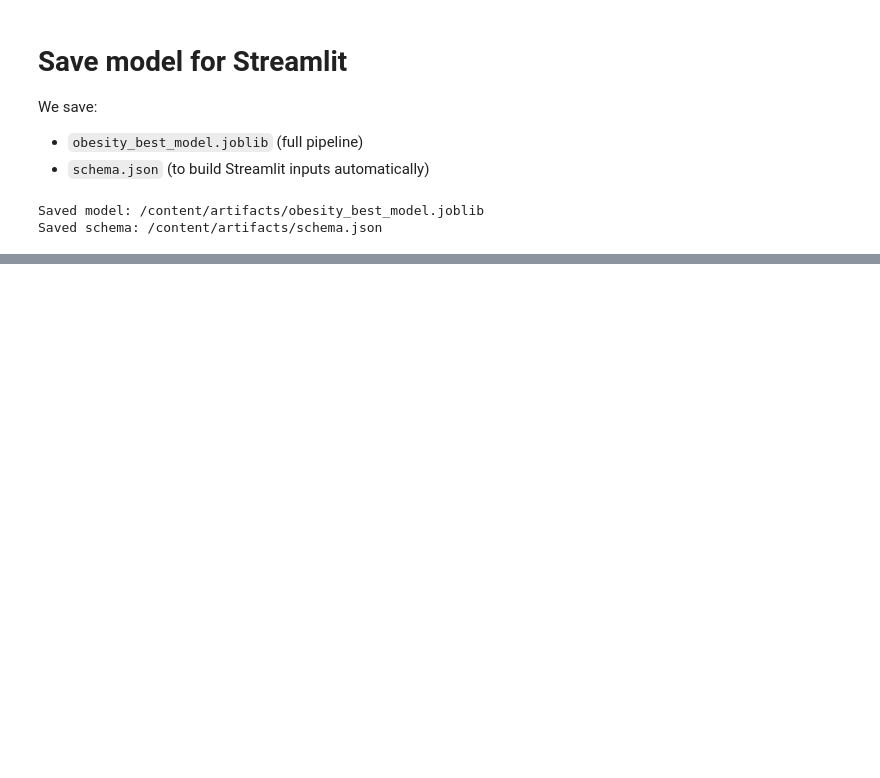
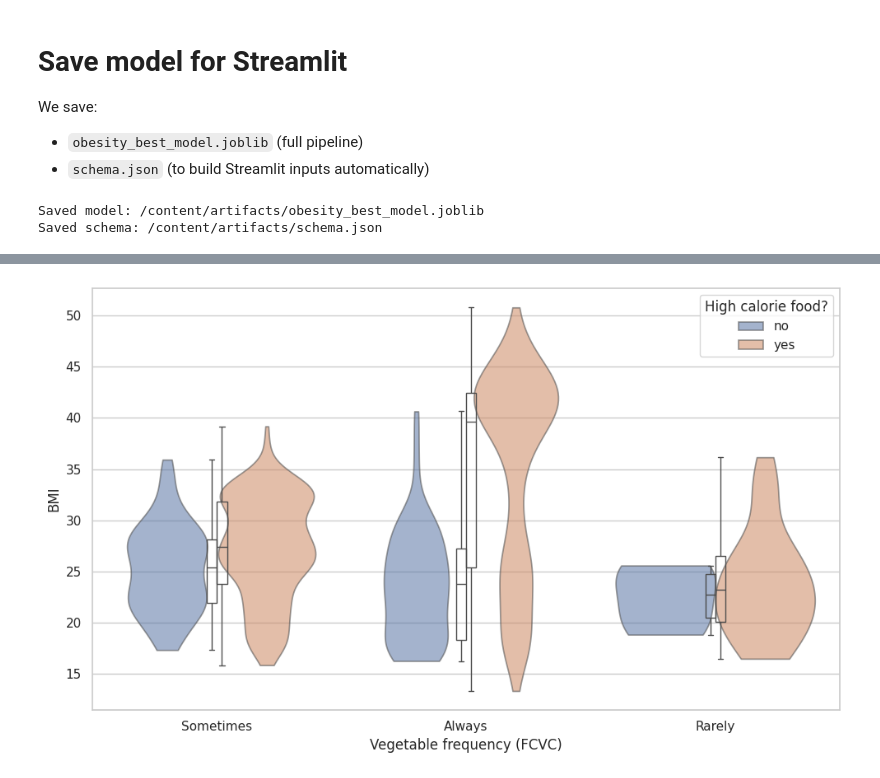
Before and after one commit to MichelleThaeMyat/obesitylevel, a Jupyter notebook: Obesity_Level_Prediction_Project.ipynb, the cells around one changed output, grey strips where cells are left out. Drawn from its saved outputs; the diff is of its cells as text; code cells hidden in the pictures; blank space fills up the shorter version.

```diff
--- a/Obesity_Level_Prediction_Project.ipynb
+++ b/Obesity_Level_Prediction_Project.ipynb
@@ -1111,0 +877,57 @@ files.download(SCHEMA_PATH)
+# %%
+# ============================================
+# RQ2: Vegetables, high-calorie food, and BMI
+# Equivalent to:
+# geom_violin(trim=FALSE, alpha=.55)
+# geom_boxplot(width=.08, outlier.shape=NA)
+# ============================================
+
+import matplotlib.pyplot as plt
+import seaborn as sns
+import pandas as pd
+
+sns.set_theme(style="whitegrid")
+
+# Ensure proper mapping for FCVC
+fcvc_map = {1: "Rarely", 2: "Sometimes", 3: "Always"}
+df["FCVC_label"] = pd.to_numeric(df["FCVC"], errors="coerce").map(fcvc_map)
+
+# Keep only valid rows
+rq2_df = df.dropna(subset=["BMI", "FCVC_label", "FAVC"]).copy()
+
+plt.figure(figsize=(10, 6))
+
+# Violin plot (trim=False equivalent, alpha=.55)
+sns.violinplot(
+    data=rq2_df,
+    x="FCVC_label",
+    y="BMI",
+    hue="FAVC",
+    cut=0,               # same idea as trim=FALSE
+    alpha=0.55,
+    inner=None
+)
+
+# Overlay boxplot (width=.08, hide outliers)
+sns.boxplot(
+    data=rq2_df,
+    x="FCVC_label",
+    y="BMI",
+    hue="FAVC",
+    width=0.08,
+    showcaps=True,
+    showfliers=False,
+    boxprops={"facecolor": "none"}
+)
+
+plt.xlabel("Vegetable frequency (FCVC)")
+plt.ylabel("BMI")
+
+# Fix legend duplication
+handles, labels = plt.gca().get_legend_handles_labels()
+plt.legend(handles[:2], ["no", "yes"], title="High calorie food?")
+
+plt.tight_layout()
+plt.show()
+# %% [output]
+[figure, added]
```
Also changed, not shown: parts of 23 cells of this notebook.
